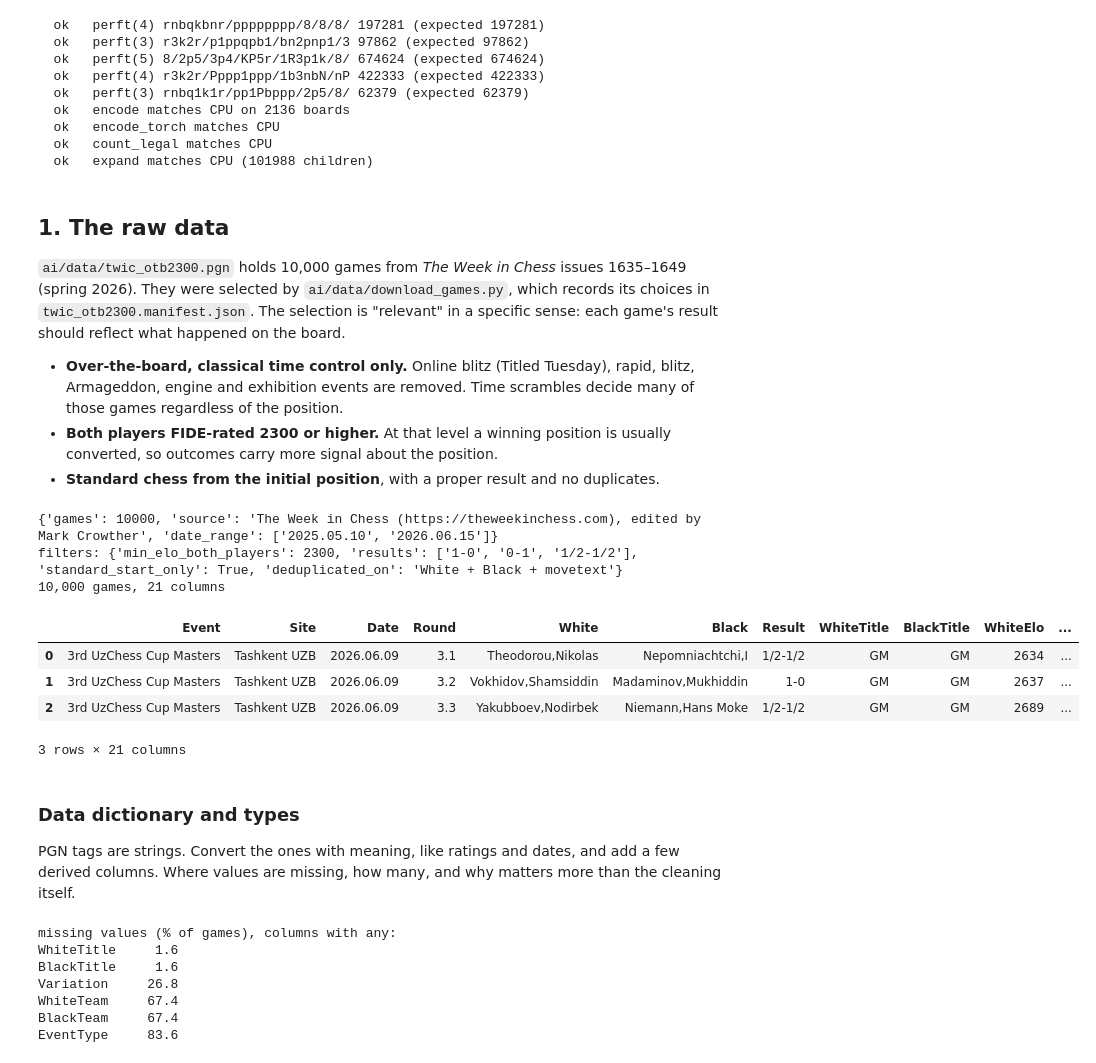
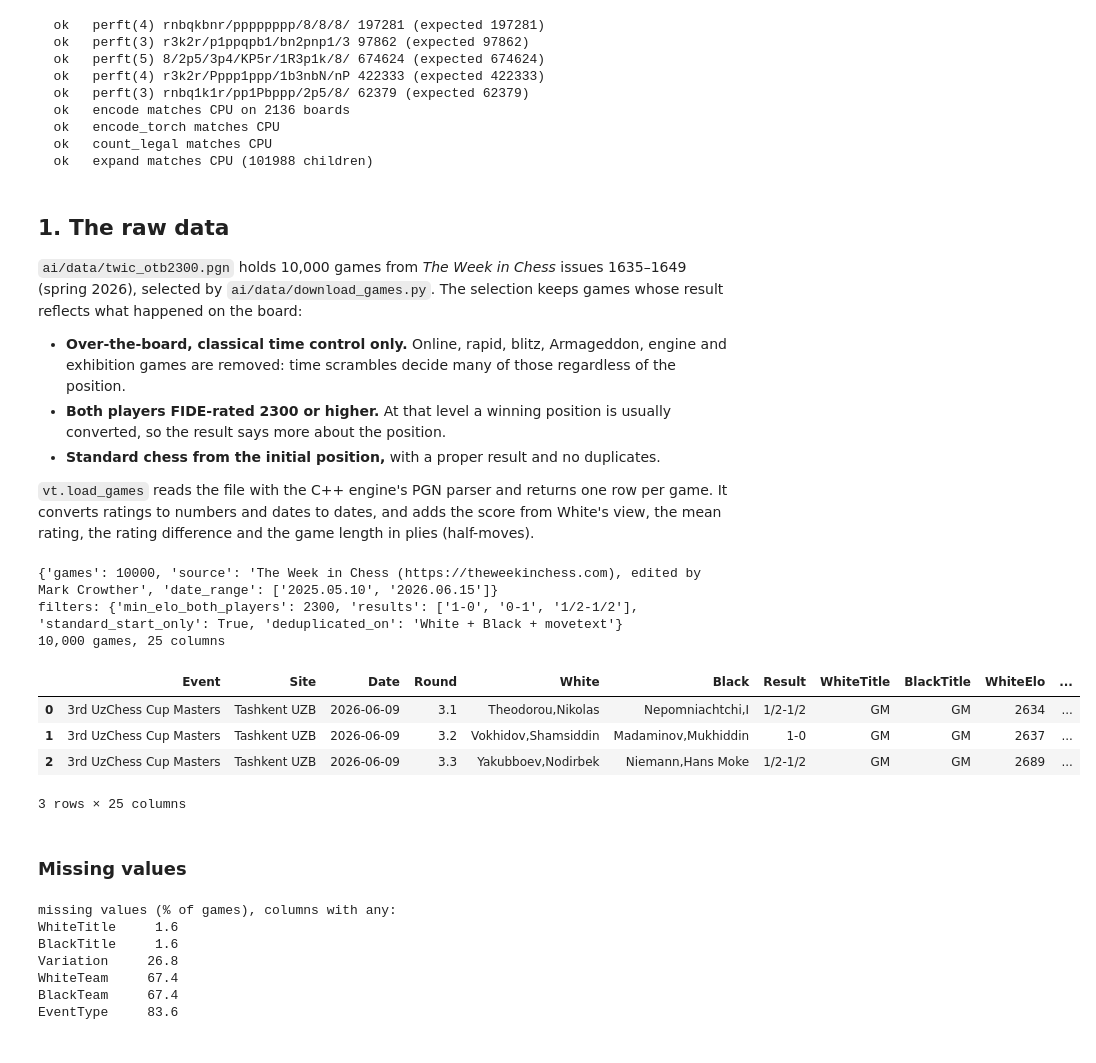
Before and after one commit to ziggityzaggity/Chess, a Jupyter notebook: ai/chess_value_network.ipynb, the cells around one changed output. Cells and saved outputs as stored; diff of their text form; code cells hidden in the pictures.

```diff
--- a/ai/chess_value_network.ipynb
+++ b/ai/chess_value_network.ipynb
@@ -49,6 +53,7 @@ import os, sys, subprocess, pathlib
 
 REPO_URL = "https://github.com/ziggityzaggity/Chess.git"
 BRANCH = "claude/great-curie-tlvovw"   # the branch with the ML engine work; use "main" once merged
+SAVE_TO_DRIVE = True                   # Colab: keep checkpoints and models on Google Drive
 IN_COLAB = "google.colab" in sys.modules
 
 if IN_COLAB:
@@ -61,11 +66,18 @@ if IN_COLAB:
         except Exception:
             pass
         subprocess.run(["git", "clone", "--depth", "1", "--branch", BRANCH, url, str(ROOT)], check=True)
+    else:
+        subprocess.run(["git", "-C", str(ROOT), "pull", "--ff-only"], check=False)
     if pathlib.Path("/usr/local/cuda/bin/nvcc").exists():
         os.environ.setdefault("CUDACXX", "/usr/local/cuda/bin/nvcc")
-    # Compiles the C++ engine and its CUDA kernels for this GPU (a minute or two);
-    # onnxruntime is only used to verify the exported model at the end.
+    # Compiles the C++ engine and its CUDA kernels for this GPU (a minute or two).
     subprocess.run([sys.executable, "-m", "pip", "install", "-q", str(ROOT), "onnxruntime"], check=True)
+    if SAVE_TO_DRIVE:
+        from google.colab import drive
+        drive.mount("/content/drive")
+        WORK = pathlib.Path("/content/drive/MyDrive/pychess")
+    else:
+        WORK = ROOT / "ai"
 else:
     ROOT = pathlib.Path.cwd().resolve()
     while not (ROOT / "pyproject.toml").exists() and ROOT != ROOT.parent:
@@ -74,5 +86,12 @@ else:
         import chess_engine  # noqa: F401 — installed with `pip install .`
     except ImportError:      # or a CMake development build (see bindings/python/README.md)
         sys.path.insert(0, str(ROOT / "build" / "python"))
-print("repository:", ROOT)
+    WORK = ROOT / "ai"
+
+# value_training.py from the repository; a copy uploaded next to this notebook takes precedence.
+sys.path.append(str(ROOT / "ai"))
+CHECKPOINT_DIR, MODEL_DIR = WORK / "checkpoints", WORK / "models"
+print("repository:  ", ROOT)
+print("checkpoints: ", CHECKPOINT_DIR)
+print("models:      ", MODEL_DIR)
 # %% [output]
@@ -197,0 +173,13 @@ seed=7, min_plies=20, min_draw_plies=40, max_games=None, val_frac=0.1, test_frac
+# %%
+import dataclasses
+
+PROFILE = os.environ.get("CHESS_PROFILE") or ("gpu" if DEVICE.type == "cuda" else "cpu")
+cfg = vt.PROFILES[PROFILE]
+# cfg = dataclasses.replace(cfg, sizes=("small", "medium"), epochs=30)   # for example
+vt.seed_everything(cfg.seed)
+SIZES = [vt.SIZES[name] for name in cfg.sizes]
+
+print(f"profile: {PROFILE}\n" + ", ".join(f"{k}={v}" for k, v in dataclasses.asdict(cfg).items()))
+pd.DataFrame([{"size": s.name, "residual blocks": s.blocks, "channels": s.channels,
+               "trainable parameters": vt.trainable_parameters(vt.build_model(s, cfg)),
+               "trained in this run": s.name in cfg.sizes} for s in vt.SIZES.values()]).set_index("size")
@@ -220,42 +218,39 @@ assert gpu.self_test(DEVICE), "engine self-test failed on " + str(DEVICE)
 ## 1. The raw data
 
 `ai/data/twic_otb2300.pgn` holds 10,000 games from *The Week in Chess* issues
-1635–1649 (spring 2026). They were selected by `ai/data/download_games.py`, which
-records its choices in `twic_otb2300.manifest.json`. The selection is "relevant"
-in a specific sense: each game's result should reflect what happened on the board.
+1635–1649 (spring 2026), selected by `ai/data/download_games.py`. The selection
+keeps games whose result reflects what happened on the board:
 
-* **Over-the-board, classical time control only.** Online blitz (Titled
-  Tuesday), rapid, blitz, Armageddon, engine and exhibition events are removed.
-  Time scrambles decide many of those games regardless of the position.
-* **Both players FIDE-rated 2300 or higher.** At that level a winning position
-  is usually converted, so outcomes carry more signal about the position.
-* **Standard chess from the initial position**, with a proper result and no
+* **Over-the-board, classical time control only.** Online, rapid, blitz,
+  Armageddon, engine and exhibition games are removed: time scrambles decide many
+  of those regardless of the position.
+* **Both players FIDE-rated 2300 or higher.** At that level a winning position is
+  usually converted, so the result says more about the position.
+* **Standard chess from the initial position,** with a proper result and no
   duplicates.
+
+`vt.load_games` reads the file with the C++ engine's PGN parser and returns one
+row per game. It converts ratings to numbers and dates to dates, and adds the
+score from White's view, the mean rating, the rating difference and the game
+length in plies (half-moves).
 # %%
 PGN = ROOT / "ai" / "data" / "twic_otb2300.pgn"
 manifest = json.loads(PGN.with_suffix(".manifest.json").read_text())
 print({k: manifest[k] for k in ("games", "source", "date_range")})
 print("filters:", {k: v for k, v in manifest["filters"].items() if k != "excluded_event_pattern"})
 
-raw = ce.split_pgn(PGN.read_text())          # [(tags, movetext)], parsed by the C++ engine
-if cfg.max_games:
-    raw = raw[: cfg.max_games]
-games = pd.DataFrame([{**tags, "movetext": movetext} for tags, movetext in raw])
+games = vt.load_games(PGN, cfg.max_games)
 print(f"{len(games):,} games, {games.shape[1]} columns")
 games.head(3)
 # %% [output]
 {'games': 10000, 'source': 'The Week in Chess (https://theweekinchess.com), edited by Mark Crowther', 'date_range': ['2025.05.10', '2026.06.15']}
 filters: {'min_elo_both_players': 2300, 'results': ['1-0', '0-1', '1/2-1/2'], 'standard_start_only': True, 'deduplicated_on': 'White + Black + movetext'}
-10,000 games, 21 columns
+10,000 games, 25 columns
 |  | Event | Site | Date | Round | White | Black | Result | WhiteTitle | BlackTitle | WhiteElo | ... |
-| 0 | 3rd UzChess Cup Masters | Tashkent UZB | 2026.06.09 | 3.1 | Theodorou,Nikolas | Nepomniachtchi,I | 1/2-1/2 | GM | GM | 2634 | ... |
-| 1 | 3rd UzChess Cup Masters | Tashkent UZB | 2026.06.09 | 3.2 | Vokhidov,Shamsiddin | Madaminov,Mukhiddin | 1-0 | GM | GM | 2637 | ... |
-| 2 | 3rd UzChess Cup Masters | Tashkent UZB | 2026.06.09 | 3.3 | Yakubboev,Nodirbek | Niemann,Hans Moke | 1/2-1/2 | GM | GM | 2689 | ... |
+| 0 | 3rd UzChess Cup Masters | Tashkent UZB | 2026-06-09 | 3.1 | Theodorou,Nikolas | Nepomniachtchi,I | 1/2-1/2 | GM | GM | 2634 | ... |
+| 1 | 3rd UzChess Cup Masters | Tashkent UZB | 2026-06-09 | 3.2 | Vokhidov,Shamsiddin | Madaminov,Mukhiddin | 1-0 | GM | GM | 2637 | ... |
+| 2 | 3rd UzChess Cup Masters | Tashkent UZB | 2026-06-09 | 3.3 | Yakubboev,Nodirbek | Niemann,Hans Moke | 1/2-1/2 | GM | GM | 2689 | ... |
-3 rows × 21 columns
+3 rows × 25 columns
-# %% [markdown]
-### Data dictionary and types
-
-PGN tags are strings. Convert the ones with meaning, like ratings and dates, and
-add a few derived columns. Where values are missing, how many, and why matters
-more than the cleaning itself.
+# %% [markdown]
+### Missing values
 # %%
```
Also changed, not shown: parts of 113 cells of this notebook, 7 other files.
